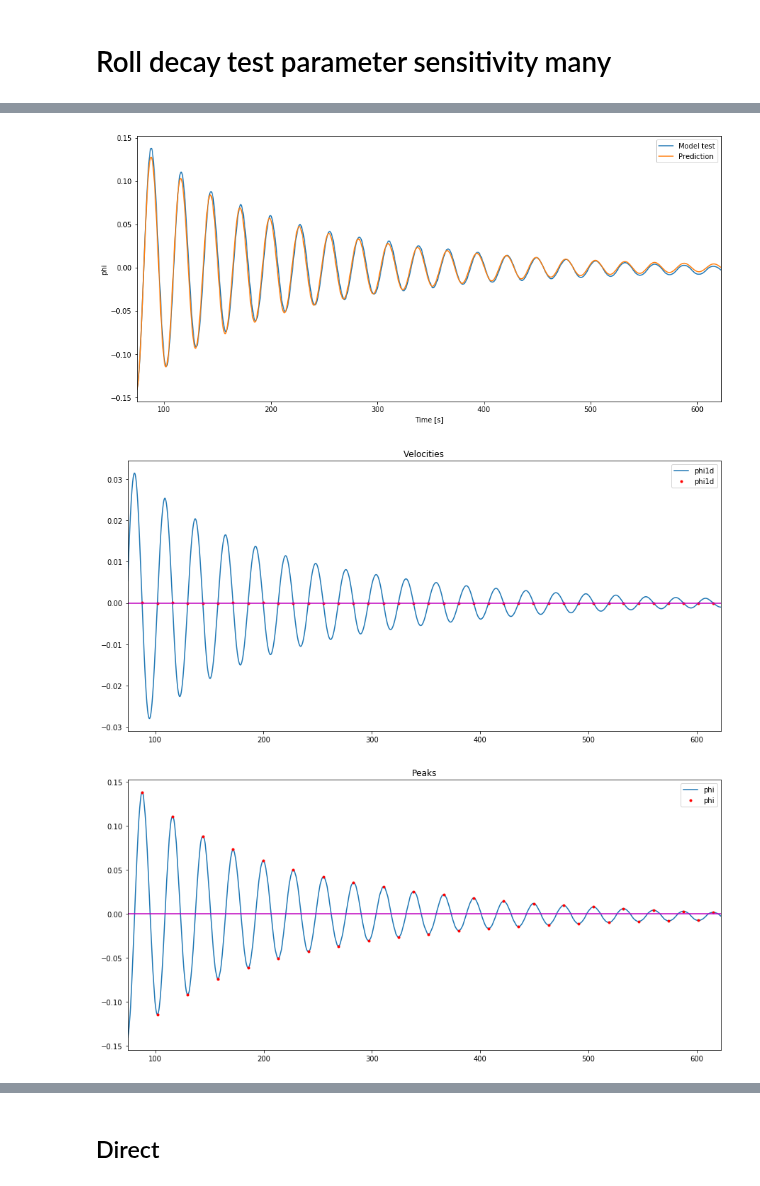
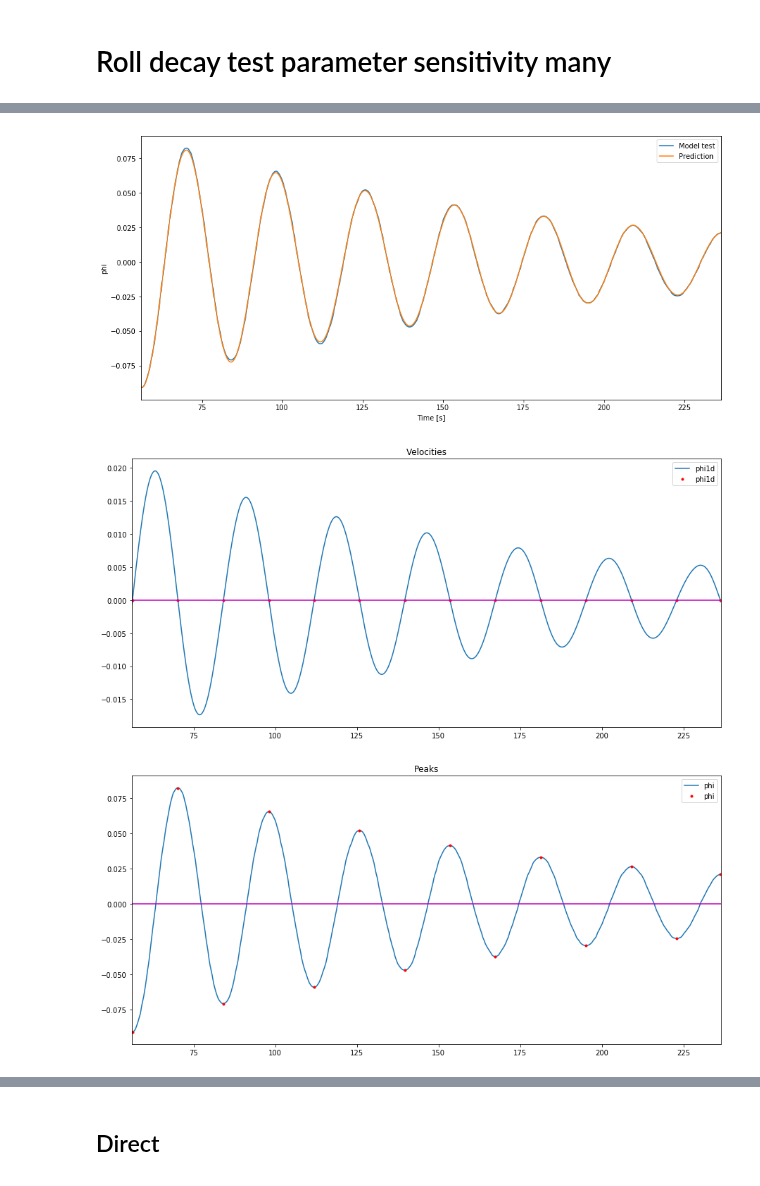
Before and after one commit to martinlarsalbert/rolldecay, a Jupyter notebook: notebooks/rolldecay/03.3_maa_roll_decay_test_system_identification_many.ipynb, the cells around one changed output, grey strips where cells are left out. Drawn from its saved outputs; the diff is of its cells as text; code cells hidden in the pictures.

```diff
--- a/notebooks/rolldecay/03.3_maa_roll_decay_test_system_identification_many.ipynb
+++ b/notebooks/rolldecay/03.3_maa_roll_decay_test_system_identification_many.ipynb
@@ -93,11 +94,11 @@ df_norwegian.sort_values(by='score', ascending=False)
 # %%
-pipeline_norwegian = pipeline_norwegians['20084871056k.08.asc']
+pipeline_norwegian = pipeline_norwegians['20084871056k.14.asc']
 estimator = pipeline_norwegian['norwegian_estimator']
 estimator.plot_fit()
 estimator.plot_velocity()
 estimator.plot_peaks()
 estimator.plot_damping()
 # %% [output]
-[figure, old version]
+[figure, new version]
-[figure, old version]
+[figure, new version]
-[figure, old version]
+[figure, new version]
```
Also changed, not shown: parts of 13 cells of this notebook, 2 other files.
